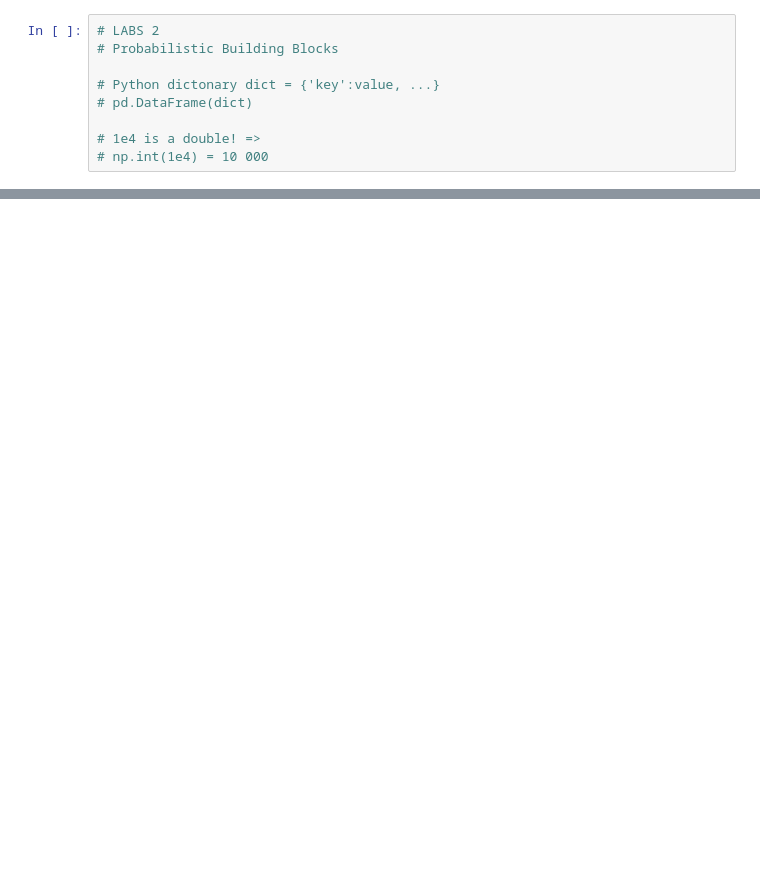
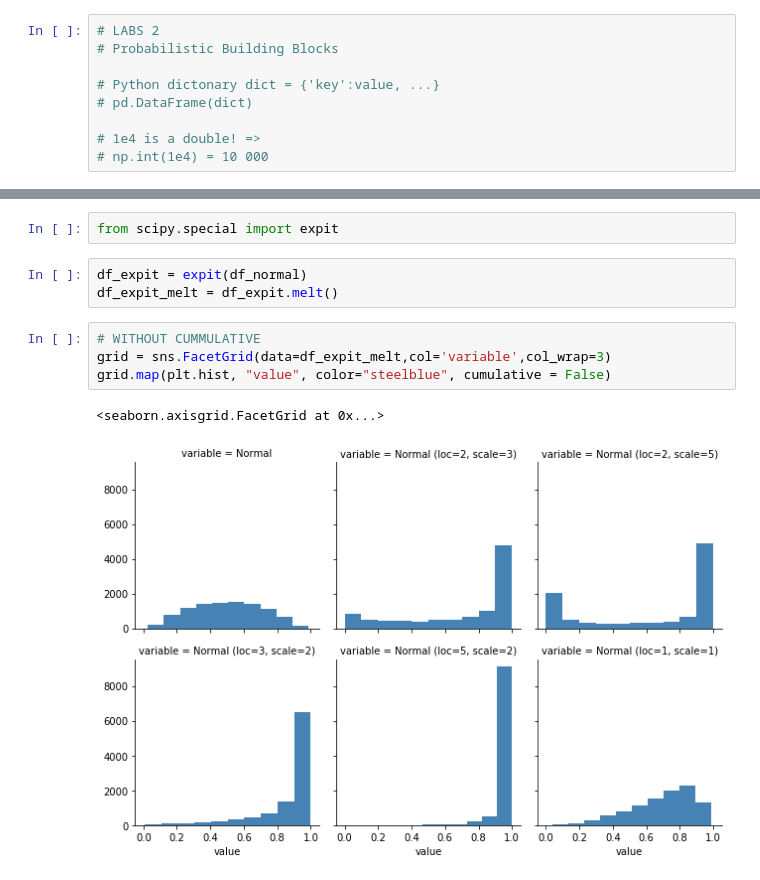
Before and after one commit to AyaneMitsurugi/Data_Analytics, a Jupyter notebook: Lab2/DA_lab2.ipynb, the cells around one changed output, grey strips where cells are left out. Cells and saved outputs as stored; diff of their text form; blank space fills up the shorter version.

```diff
--- a/Lab2/DA_lab2.ipynb
+++ b/Lab2/DA_lab2.ipynb
@@ -324,0 +66,12 @@ grid.map(plt.hist, "value", color="steelblue", bins=[1, 4, 7, 10, 12]) #location
+# %%
+from scipy.special import expit
+# %%
+df_expit = expit(df_normal)
+df_expit_melt = df_expit.melt()
+# %%
+# WITHOUT CUMMULATIVE
+grid = sns.FacetGrid(data=df_expit_melt,col='variable',col_wrap=3)
+grid.map(plt.hist, "value", color="steelblue", cumulative = False)
+# %% [output]
+<seaborn.axisgrid.FacetGrid at 0x...>
+[figure, added]
```
Also changed, not shown: parts of 49 cells of this notebook.
